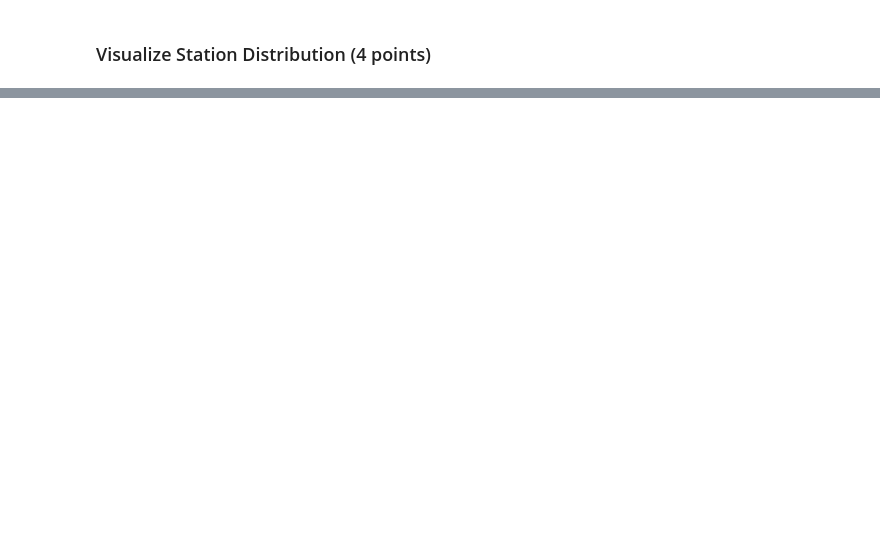
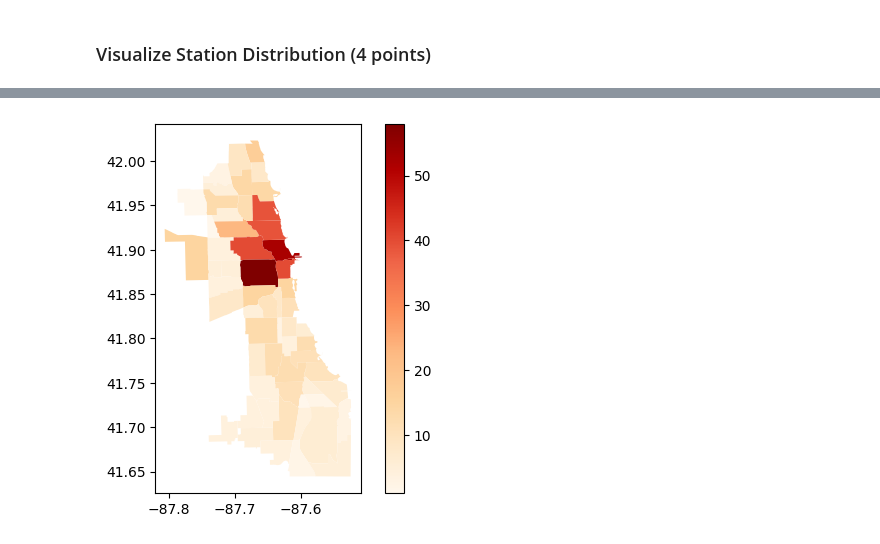
Before and after one commit to pxndey/csgy6313_infoViz, a Jupyter notebook: project_2/hw2.ipynb, the cells around one changed output, grey strips where cells are left out. Drawn from its saved outputs; the diff is of its cells as text; code cells hidden in the pictures; blank space fills up the shorter version.

```diff
--- a/project_2/hw2.ipynb
+++ b/project_2/hw2.ipynb
@@ -54,4 +176,10 @@ and latitude pair. Make sure to reference the modified data as
 `stations_pr_df`.
 """
 
-stations_pr_df = None
+stations_pr_df = geopandas.GeoDataFrame(
+    stations_df,
+    geometry=geopandas.points_from_xy(stations_df.lon,stations_df.lat),
+    crs = "EPSG:4326"
+)
+
+stations_pr_df.info()
@@ -69,4 +215,6 @@ in `geopandas`. After joining the two datasets, you should be
 able to find the area_number for each `station_id`.
 """
 
-station_community_df = None
+station_community_df = geopandas.sjoin(stations_pr_df,community_pr_df, how="inner",predicate="within")
+
+station_community_df[['station_id', 'area_number']].head()
@@ -106,3 +317,5 @@ accomplished by aggregating the stations by community area. Then use the `plot()
 command to generate a chloropleth map. You are allowed to define a colormap for
 your chloropleth map via the `cmap` parameter.
 """
+
+stations_per_area = station_community_df.groupby("area_number")["station_id"].count()
@@ -108,0 +342,3 @@ your chloropleth map via the `cmap` parameter.
+# %%
+df = pd.merge(community_pr_df,stations_per_area,left_on="area_number",right_index=True)
+df.info()
@@ -108,0 +364,4 @@ your chloropleth map via the `cmap` parameter.
+# %%
+ax = df.plot(column="station_id", cmap="OrRd", legend=True)
+# %% [output]
+[figure, added]
```
Also changed, not shown: parts of 19 cells of this notebook, 1 other file.
